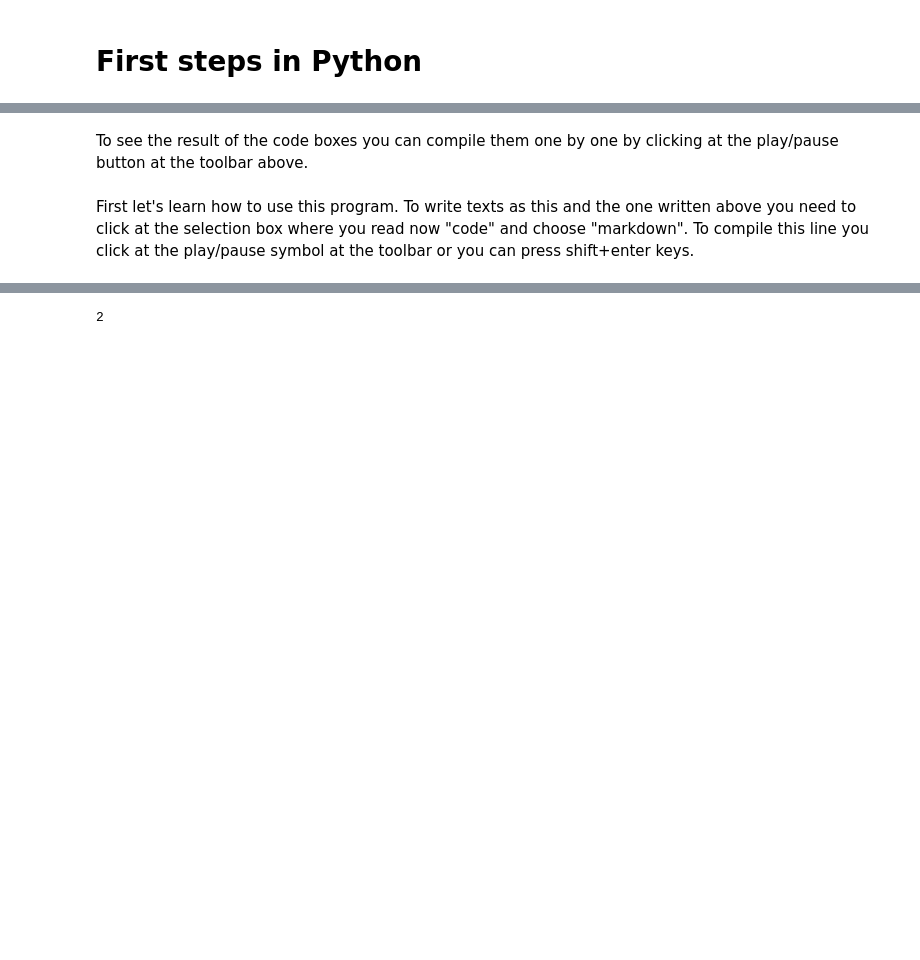
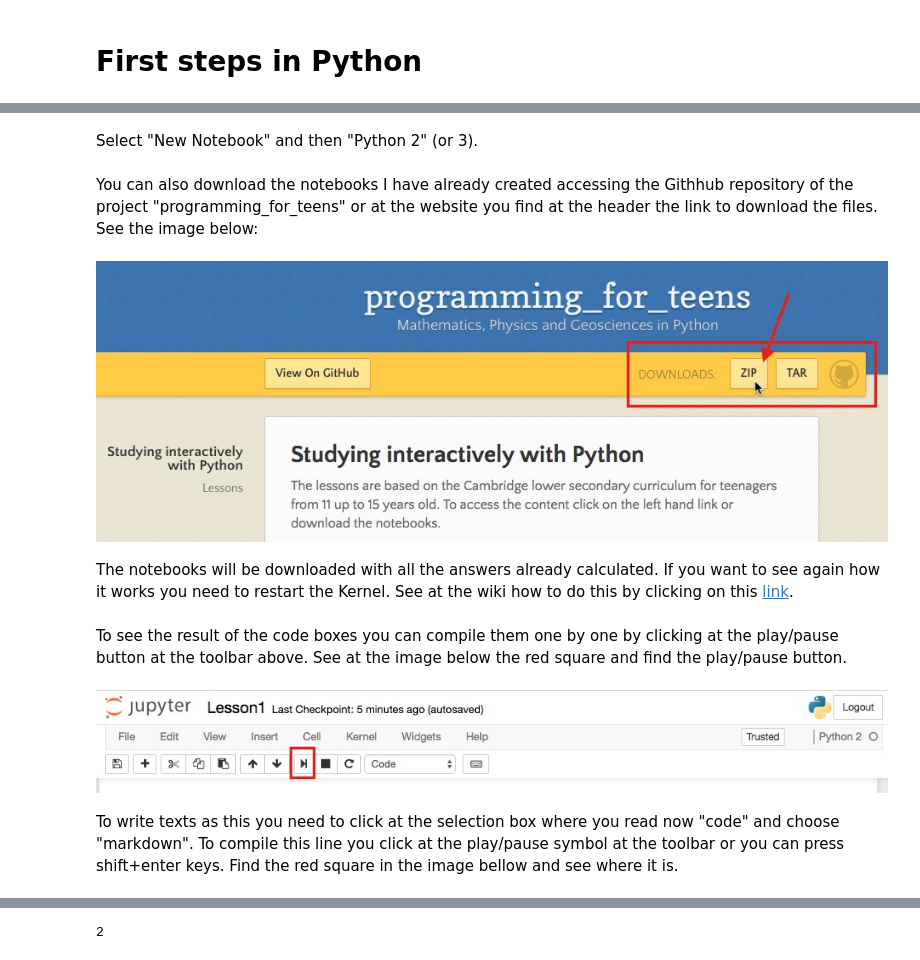
Before and after one commit to raquelsilva/programming_for_teens, a Jupyter notebook: Lesson1.ipynb, the cells around one changed output, grey strips where cells are left out. Drawn from its saved outputs; the diff is of its cells as text; code cells hidden in the pictures; blank space fills up the shorter version.

```diff
--- a/Lesson1.ipynb
+++ b/Lesson1.ipynb
@@ -3,4 +10,18 @@
+# %% [markdown]
+Select "New Notebook" and then "Python 2" (or 3).
+# %% [markdown]
+You can also download the notebooks I have already created accessing the Githhub repository of the project "programming_for_teens" or at the website you find at the header the link to download the files. See the image below:
+# %%
+Image("images/download.jpg")
+# %% [output]
+[figure, added]
+# %% [markdown]
+The notebooks will be downloaded with all the answers already calculated. If you want to see again how it works you need to restart the Kernel. See at the wiki how to do this by clicking on this <a href="https://github.com/raquelsilva/programming_for_teens/wiki/First-step">link</a>.
 # %% [markdown]
-To see the result of the code boxes you can compile them one by one by clicking at the play/pause button at the toolbar above.
+To see the result of the code boxes you can compile them one by one by clicking at the play/pause button at the toolbar above. See at the image below the red square and find the play/pause button.
+# %%
+Image("images/play.jpg")
+# %% [output]
+[figure, added]
 # %% [markdown]
-First let's learn how to use this program. To write texts as this and the one written above you need to click at the selection box where you read now "code" and choose "markdown". To compile this line you click at the play/pause symbol at the toolbar or you can press shift+enter keys.
+To write texts as this you need to click at the selection box where you read now "code" and choose "markdown". To compile this line you click at the play/pause symbol at the toolbar or you can press shift+enter keys. Find the red square in the image bellow and see where it is.
```
Also changed, not shown: parts of 6 cells of this notebook.
